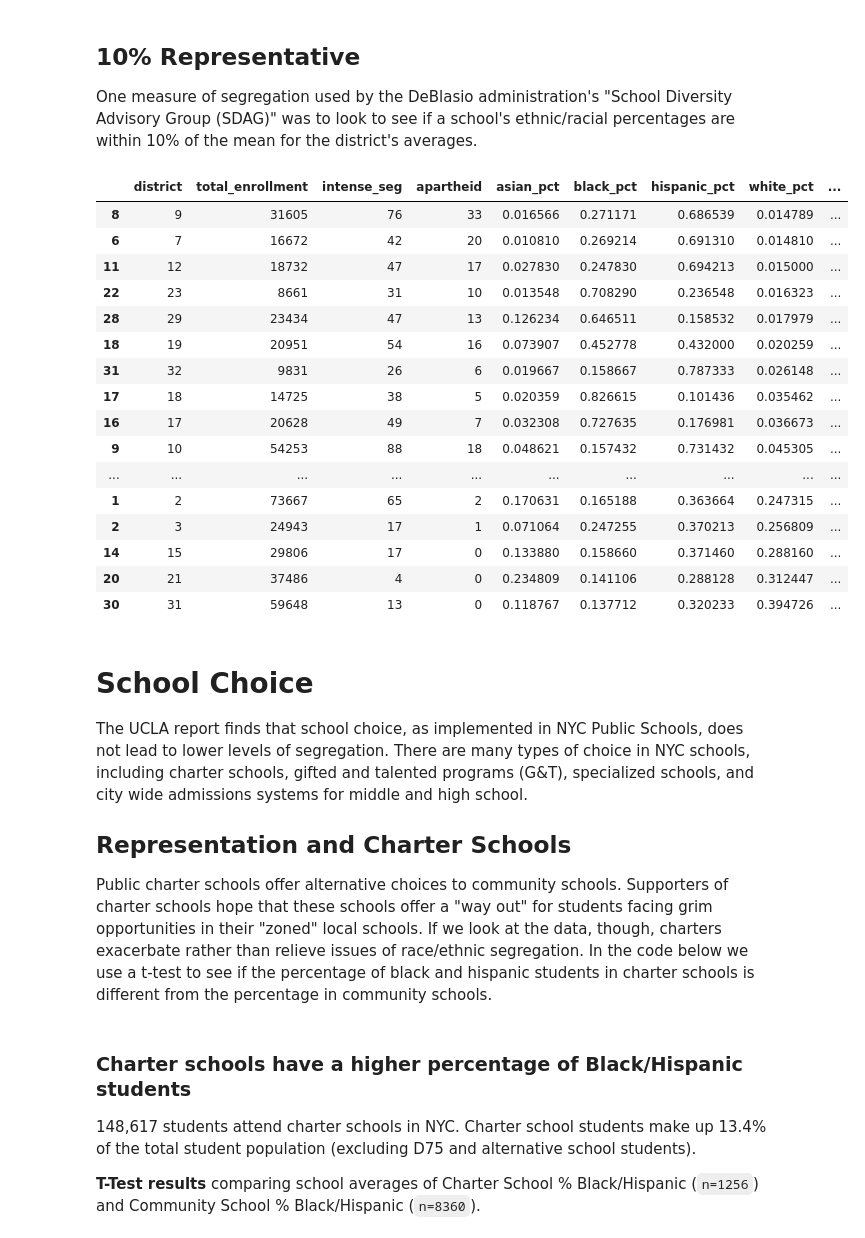
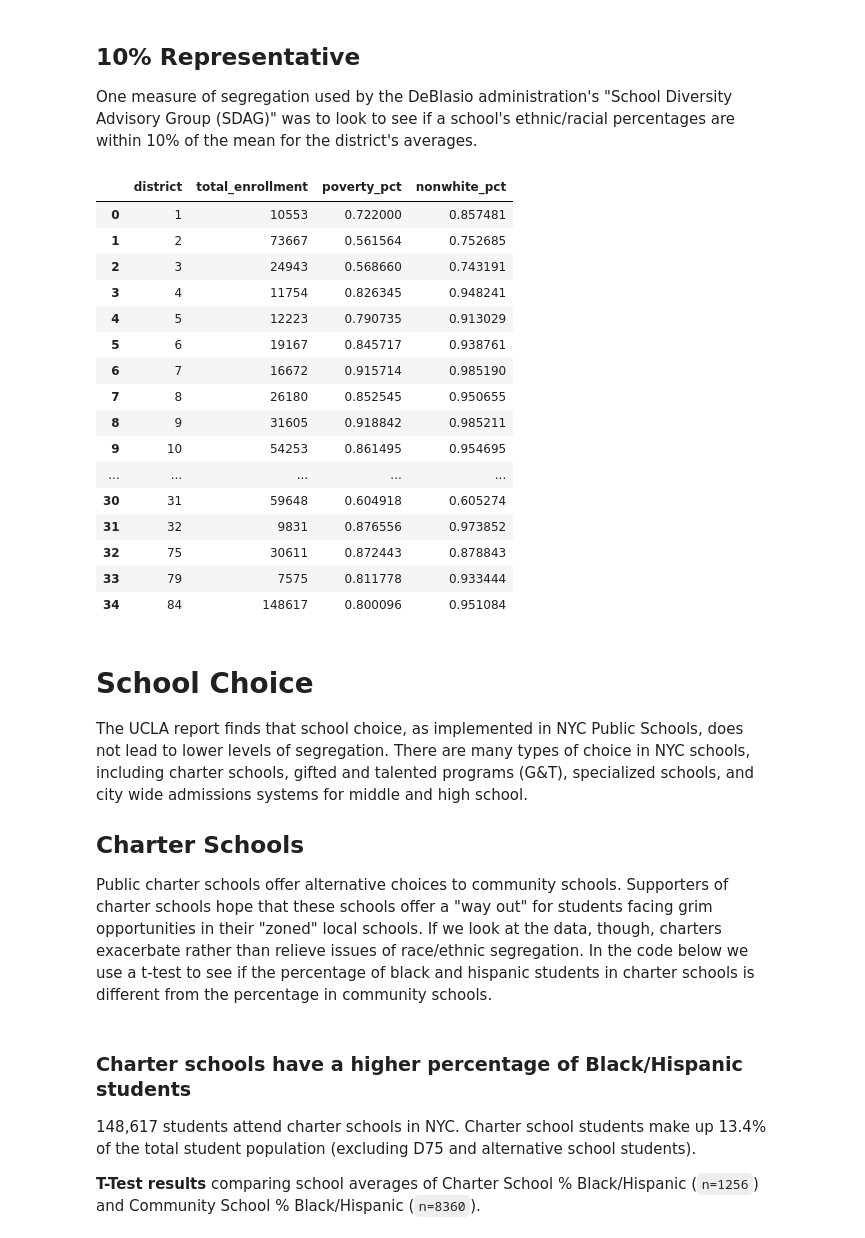
Before and after one commit to adelphi-ed-tech/nycschools, a Jupyter notebook: book/nb/06-Case-Studies/school-segregation.ipynb, the cells around one changed output. Drawn from its saved outputs; the diff is of its cells as text; code cells hidden in the pictures.

```diff
--- a/book/nb/06-Case-Studies/school-segregation.ipynb
+++ b/book/nb/06-Case-Studies/school-segregation.ipynb
@@ -160,45 +155,45 @@ One measure of segregation used by the DeBlasio administration's "School Diversi
 # %%
 agg = {
     "total_enrollment": "sum",
     "intense_seg": "sum",
     "apartheid": "sum",
 }
 
 # avg the cols that end in _pct
 for col in data.columns:
     if col.endswith("_pct"):
         agg[col] = "mean"
 districts = data[["district"] + list(agg.keys())].groupby("district").agg(agg).reset_index()
-display(districts.sort_values("nonwhite_pct", ascending=False))
+display(districts[["district","total_enrollment","poverty_pct","nonwhite_pct"]].sort_values("district"))
 
 for col in districts.columns:
     if col.endswith("_pct"):
         districts[col] = districts[col] * 100
 # %% [output]
-|  | district | total_enrollment | intense_seg | apartheid | asian_pct | black_pct | hispanic_pct | white_pct | ... |
-| 8 | 9 | 31605 | 76 | 33 | 0.016566 | 0.271171 | 0.686539 | 0.014789 | ... |
-| 6 | 7 | 16672 | 42 | 20 | 0.010810 | 0.269214 | 0.691310 | 0.014810 | ... |
-| 11 | 12 | 18732 | 47 | 17 | 0.027830 | 0.247830 | 0.694213 | 0.015000 | ... |
-| 22 | 23 | 8661 | 31 | 10 | 0.013548 | 0.708290 | 0.236548 | 0.016323 | ... |
-| 28 | 29 | 23434 | 47 | 13 | 0.126234 | 0.646511 | 0.158532 | 0.017979 | ... |
-| 18 | 19 | 20951 | 54 | 16 | 0.073907 | 0.452778 | 0.432000 | 0.020259 | ... |
-| 31 | 32 | 9831 | 26 | 6 | 0.019667 | 0.158667 | 0.787333 | 0.026148 | ... |
-| 17 | 18 | 14725 | 38 | 5 | 0.020359 | 0.826615 | 0.101436 | 0.035462 | ... |
-| 16 | 17 | 20628 | 49 | 7 | 0.032308 | 0.727635 | 0.176981 | 0.036673 | ... |
-| 9 | 10 | 54253 | 88 | 18 | 0.048621 | 0.157432 | 0.731432 | 0.045305 | ... |
-| ... | ... | ... | ... | ... | ... | ... | ... | ... | ... |
-| 1 | 2 | 73667 | 65 | 2 | 0.170631 | 0.165188 | 0.363664 | 0.247315 | ... |
-| 2 | 3 | 24943 | 17 | 1 | 0.071064 | 0.247255 | 0.370213 | 0.256809 | ... |
-| 14 | 15 | 29806 | 17 | 0 | 0.133880 | 0.158660 | 0.371460 | 0.288160 | ... |
-| 20 | 21 | 37486 | 4 | 0 | 0.234809 | 0.141106 | 0.288128 | 0.312447 | ... |
-| 30 | 31 | 59648 | 13 | 0 | 0.118767 | 0.137712 | 0.320233 | 0.394726 | ... |
+|  | district | total_enrollment | poverty_pct | nonwhite_pct |
+| 0 | 1 | 10553 | 0.722000 | 0.857481 |
+| 1 | 2 | 73667 | 0.561564 | 0.752685 |
+| 2 | 3 | 24943 | 0.568660 | 0.743191 |
+| 3 | 4 | 11754 | 0.826345 | 0.948241 |
+| 4 | 5 | 12223 | 0.790735 | 0.913029 |
+| 5 | 6 | 19167 | 0.845717 | 0.938761 |
+| 6 | 7 | 16672 | 0.915714 | 0.985190 |
+| 7 | 8 | 26180 | 0.852545 | 0.950655 |
+| 8 | 9 | 31605 | 0.918842 | 0.985211 |
+| 9 | 10 | 54253 | 0.861495 | 0.954695 |
+| ... | ... | ... | ... | ... |
+| 30 | 31 | 59648 | 0.604918 | 0.605274 |
+| 31 | 32 | 9831 | 0.876556 | 0.973852 |
+| 32 | 75 | 30611 | 0.872443 | 0.878843 |
+| 33 | 79 | 7575 | 0.811778 | 0.933444 |
+| 34 | 84 | 148617 | 0.800096 | 0.951084 |
 # %% [markdown]
 School Choice
 =============
 The UCLA report finds that school choice, as implemented in NYC Public Schools, does not lead to lower levels of segregation. There are many types of choice in NYC schools, including charter schools, gifted and talented programs (G&T), specialized schools, and city wide admissions systems for middle and high school.
 
-Representation and Charter Schools
-----------------------------------
+Charter Schools
+----------------
 Public charter schools offer alternative choices to community schools. Supporters of charter schools hope that these schools offer a "way out" for students facing grim opportunities in their "zoned" local schools. If we look at the data, though, charters exacerbate rather than relieve issues of race/ethnic segregation. In the code below we use a t-test to see if the percentage of black and hispanic students in charter schools is different from the percentage in community schools.
 # %%
 data = df.copy()
```
Also changed, not shown: parts of 6 cells of this notebook.
